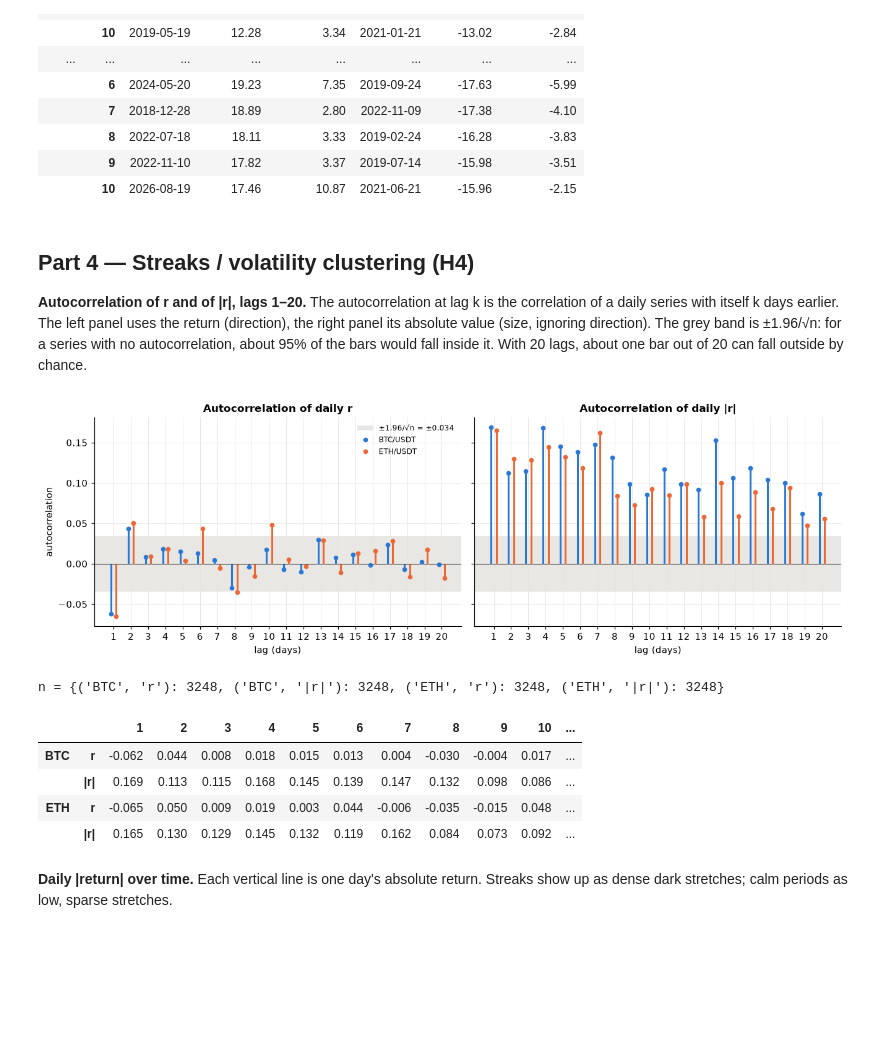
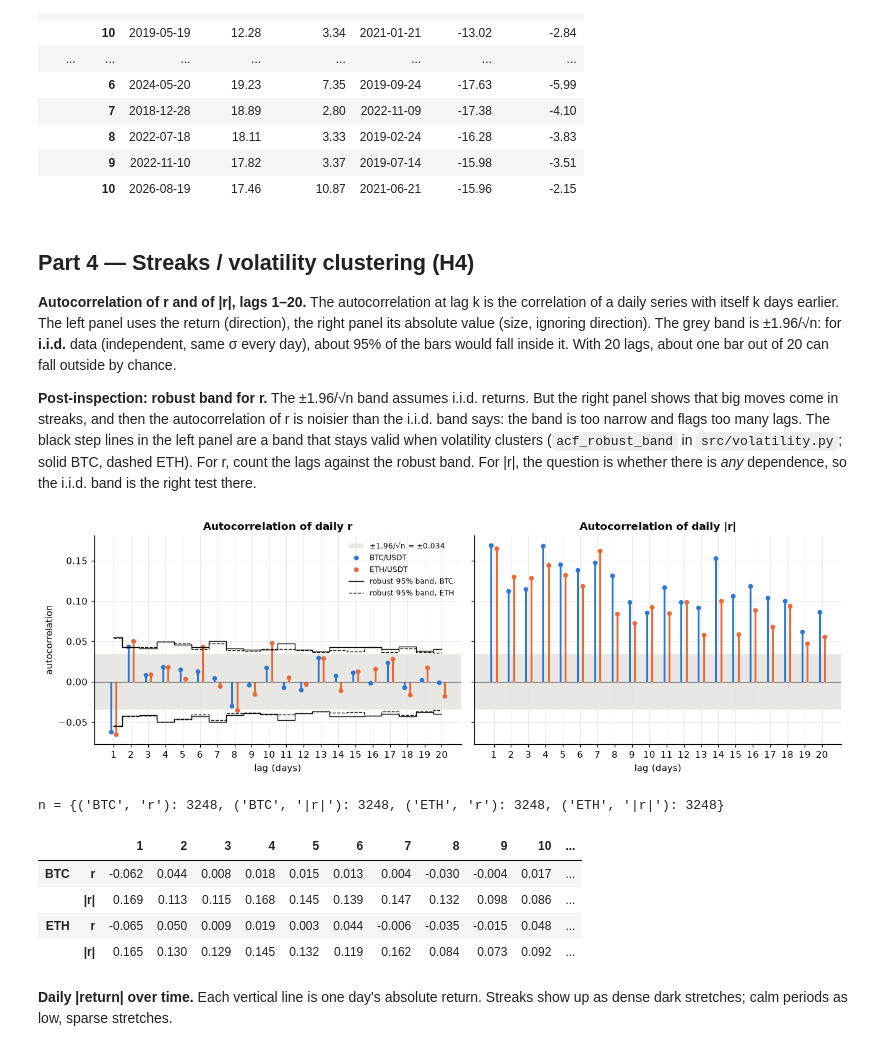
Before and after one commit to Alvarado-Maganna/crypto-quant-lab, a Jupyter notebook: notebooks/09_volatility.ipynb, the cells around one changed output. Drawn from its saved outputs; the diff is of its cells as text; code cells hidden in the pictures; blank space fills up the shorter version.

```diff
--- a/notebooks/09_volatility.ipynb
+++ b/notebooks/09_volatility.ipynb
@@ -404,6 +409,9 @@ days in the tails visible. Days beyond ±8 are counted in the text, not drawn.
 bins = np.arange(-8, 8.25, 0.25)
 grid = np.linspace(-8, 8, 400)
 normal_pdf = np.exp(-grid ** 2 / 2) / math.sqrt(2 * math.pi)
+DF = WINDOW - 1
+t_pdf = np.exp(math.lgamma((DF + 1) / 2) - math.lgamma(DF / 2) - 0.5 * math.log(DF * math.pi)
+               - (DF + 1) / 2 * np.log1p(grid ** 2 / DF))
 fig, axes = plt.subplots(2, 2, figsize=(12, 7), sharex=True)
 for col, a in enumerate(SYMBOLS):
     zz = z[a].dropna()
@@ -413,6 +421,7 @@ for col, a in enumerate(SYMBOLS):
         ax.hist(zz.clip(-8, 8), bins=bins, density=True, color=COLORS[a], alpha=0.85,
                 edgecolor="white", linewidth=0.5, label=f"{a}: z past-only")
         ax.plot(grid, normal_pdf, color="#0b0b0b", lw=1.2, ls="--", label="standard normal")
+        ax.plot(grid, t_pdf, color="#0b0b0b", lw=1.2, ls=":", label="t(29)")
         if log:
             ax.set_yscale("log")
             ax.set_ylim(1e-4, 1)
@@ -589,38 +598,53 @@ extremes.round(2).unstack("side").swaplevel(0, 1, axis=1).sort_index(axis=1, lev
 
 **Autocorrelation of r and of |r|, lags 1–20.** The autocorrelation at lag k is the correlation of
 a daily series with itself k days earlier. The left panel uses the return (direction), the right
-panel its absolute value (size, ignoring direction). The grey band is ±1.96/√n: for a series with
-no autocorrelation, about 95% of the bars would fall inside it. With 20 lags, about one bar out of
-20 can fall outside by chance.
+panel its absolute value (size, ignoring direction). The grey band is ±1.96/√n: for **i.i.d.**
+data (independent, same σ every day), about 95% of the bars would fall inside it. With 20 lags,
+about one bar out of 20 can fall outside by chance.
+
+**Post-inspection: robust band for r.** The ±1.96/√n band assumes i.i.d. returns. But the right
+panel shows that big moves come in streaks, and then the autocorrelation of r is noisier than the
+i.i.d. band says: the band is too narrow and flags too many lags. The black step lines in the left
+panel are a band that stays valid when volatility clusters (`acf_robust_band` in
+`src/volatility.py`; solid BTC, dashed ETH). For r, count the lags against the robust band. For |r|,
+the question is whether there is *any* dependence, so the i.i.d. band is the right test there.
 # %%
 acfs, n_obs = {}, {}
 for a in SYMBOLS:
     for name, series in [("r", daily[a]), ("|r|", daily[a].abs())]:
         acfs[(a, name)], n_obs[(a, name)] = acf(series, max_lag=20)
 acf_table = pd.DataFrame(acfs)
 band = 1.96 / math.sqrt(min(n_obs.values()))
+robust = pd.DataFrame({a: acf_robust_band(daily[a], max_lag=20) for a in SYMBOLS})
 
 fig, axes = plt.subplots(1, 2, figsize=(12, 4), sharey=True)
 for ax, name in zip(axes, ["r", "|r|"]):
     ax.axhspan(-band, band, color="#d9d8d3", alpha=0.6, lw=0, label=f"±1.96/√n = ±{band:.3f}")
     ax.axhline(0, color="#0b0b0b", lw=0.7)
     for offset, a in [(-0.15, "BTC"), (0.15, "ETH")]:
         lags = acf_table.index + offset
         ax.vlines(lags, 0, acf_table[(a, name)], color=COLORS[a], lw=2)
         ax.plot(lags, acf_table[(a, name)], "o", color=COLORS[a], ms=4, label=f"{a}/USDT")
+    if name == "r":
+        for a, ls in [("BTC", "-"), ("ETH", "--")]:
+            ax.step(acf_table.index, robust[a], where="mid", color="#0b0b0b", lw=0.9, ls=ls,
+                    label=f"robust 95% band, {a}")
+            ax.step(acf_table.index, -robust[a], where="mid", color="#0b0b0b", lw=0.9, ls=ls)
     ax.set_title(f"Autocorrelation of daily {name}")
     ax.set_xlabel("lag (days)")
     ax.set_xticks(range(1, 21))
 axes[0].set_ylabel("autocorrelation")
 axes[0].legend(frameon=False, fontsize=8)
 fig.tight_layout()
 plt.show()
 
-outside = (acf_table.abs() > band).sum().rename("lags outside the band (of 20)")
+outside = (acf_table.abs() > band).sum().rename("outside ±1.96/√n (i.i.d.)")
+outside_robust = pd.Series({(a, "r"): int((acf_table[(a, "r")].abs() > robust[a]).sum()) for a in SYMBOLS},
+                           name="outside robust band")
 print(f"n = {n_obs}")
-pd.concat([acf_table.round(3).T, outside], axis=1)
+pd.concat([acf_table.round(3).T, outside, outside_robust], axis=1).astype({"outside robust band": "Int64"})
 # %% [output]
-[figure, old version]
+[figure, new version]
 n = {('BTC', 'r'): 3248, ('BTC', '|r|'): 3248, ('ETH', 'r'): 3248, ('ETH', '|r|'): 3248}
 |  |  | 1 | 2 | 3 | 4 | 5 | 6 | 7 | 8 | 9 | 10 | ... |
 | BTC | r | -0.062 | 0.044 | 0.008 | 0.018 | 0.015 | 0.013 | 0.004 | -0.030 | -0.004 | 0.017 | ... |
```
Also changed, not shown: parts of 15 cells of this notebook, 3 other files.
